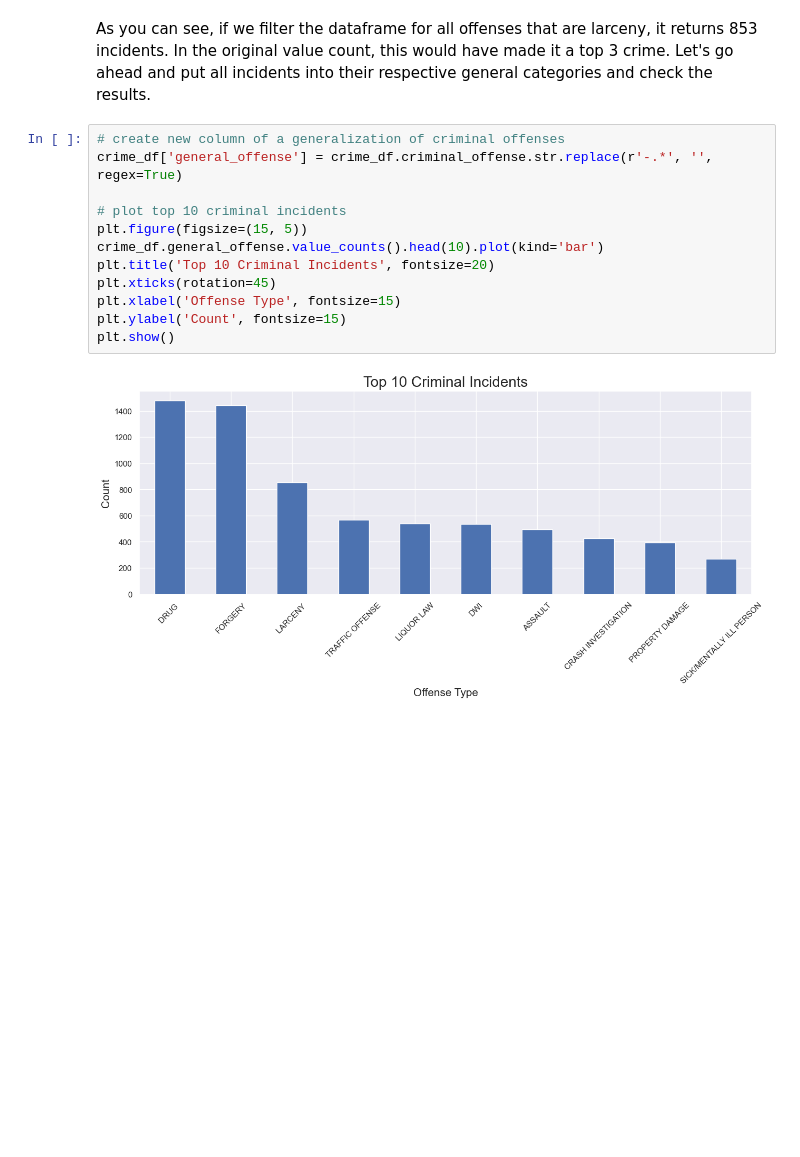
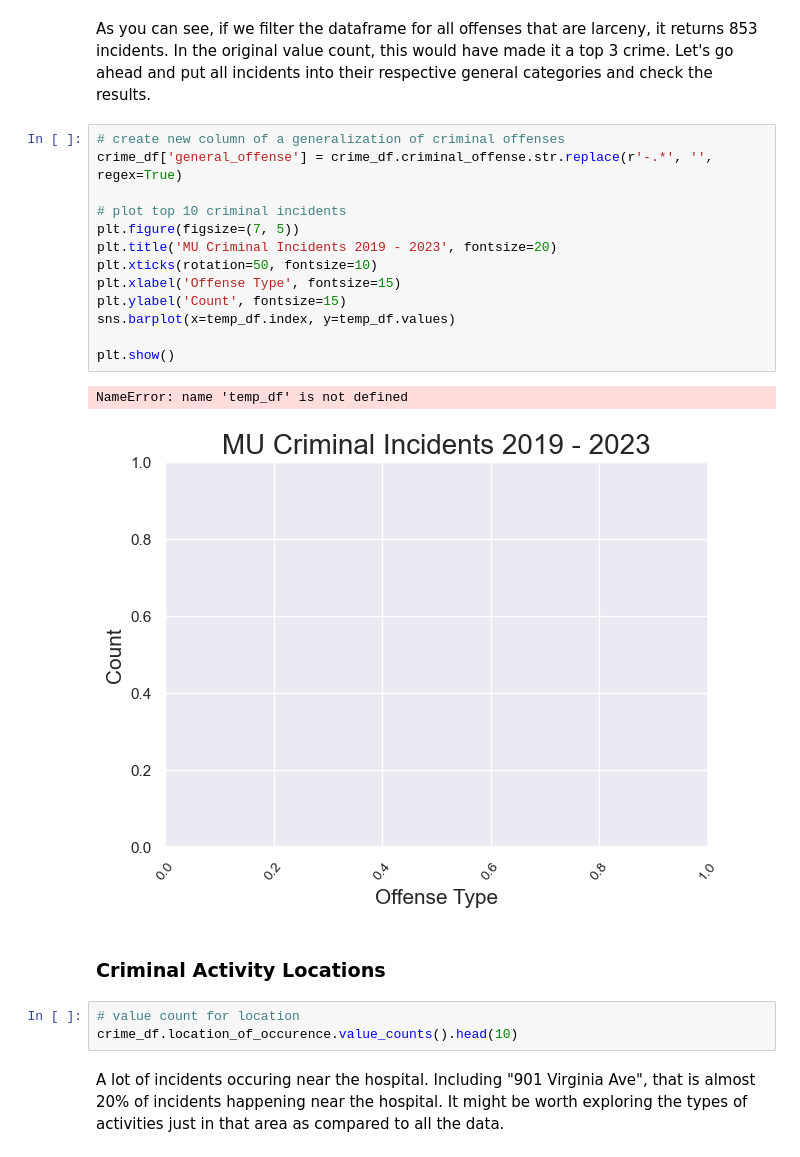
Before and after one commit to Daniel-Bassett/mu-crime-stats, a Jupyter notebook: eda/eda.ipynb, the cells around one changed output. Cells and saved outputs as stored; diff of their text form; blank space fills up the shorter version.

Commit message:
continued EDA, stripped whitespace from locations in data_wrangler.ipynb

```diff
--- a/eda/eda.ipynb
+++ b/eda/eda.ipynb
@@ -131,17 +119,26 @@ crime_df.query('criminal_offense.str.contains("LARCENY")').shape
 (853, 11)
 # %% [markdown]
 As you can see, if we filter the dataframe for all offenses that are larceny, it returns 853 incidents. In the original value count, this would have made it a top 3 crime. Let's go ahead and put all incidents into their respective general categories and check the results.
-# %%
-# create new column of a generalization of criminal offenses
-crime_df['general_offense'] = crime_df.criminal_offense.str.replace(r'-.*', '', regex=True)
-
-# plot top 10 criminal incidents
-plt.figure(figsize=(15, 5))
-crime_df.general_offense.value_counts().head(10).plot(kind='bar')
-plt.title('Top 10 Criminal Incidents', fontsize=20)
-plt.xticks(rotation=45)
-plt.xlabel('Offense Type', fontsize=15)
-plt.ylabel('Count', fontsize=15)
-plt.show()
-# %% [output]
-[figure, removed]
+# %%
+# create new column of a generalization of criminal offenses
+crime_df['general_offense'] = crime_df.criminal_offense.str.replace(r'-.*', '', regex=True)
+
+# plot top 10 criminal incidents
+plt.figure(figsize=(7, 5))
+plt.title('MU Criminal Incidents 2019 - 2023', fontsize=20)
+plt.xticks(rotation=50, fontsize=10)
+plt.xlabel('Offense Type', fontsize=15)
+plt.ylabel('Count', fontsize=15)
+sns.barplot(x=temp_df.index, y=temp_df.values)
+
+plt.show()
+# %% [output]
+NameError: name 'temp_df' is not defined
+[figure, added]
+# %% [markdown]
+### Criminal Activity Locations
+# %%
+# value count for location
+crime_df.location_of_occurence.value_counts().head(10)
+# %% [markdown]
+A lot of incidents occuring near the hospital. Including "901 Virginia Ave", that is almost 20% of incidents happening near the hospital. It might be worth exploring the types of activities just in that area as compared to all the data.
```
Also changed, not shown: parts of 9 cells of this notebook, 2 other files.
